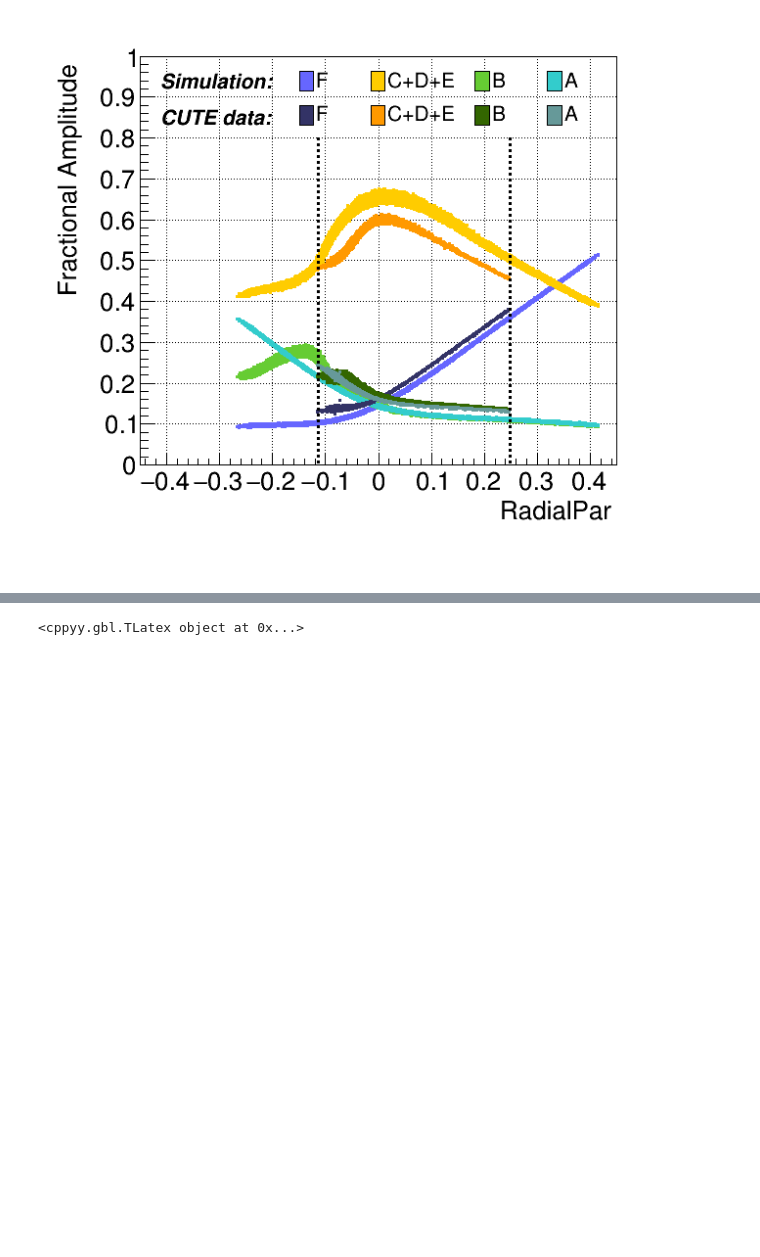
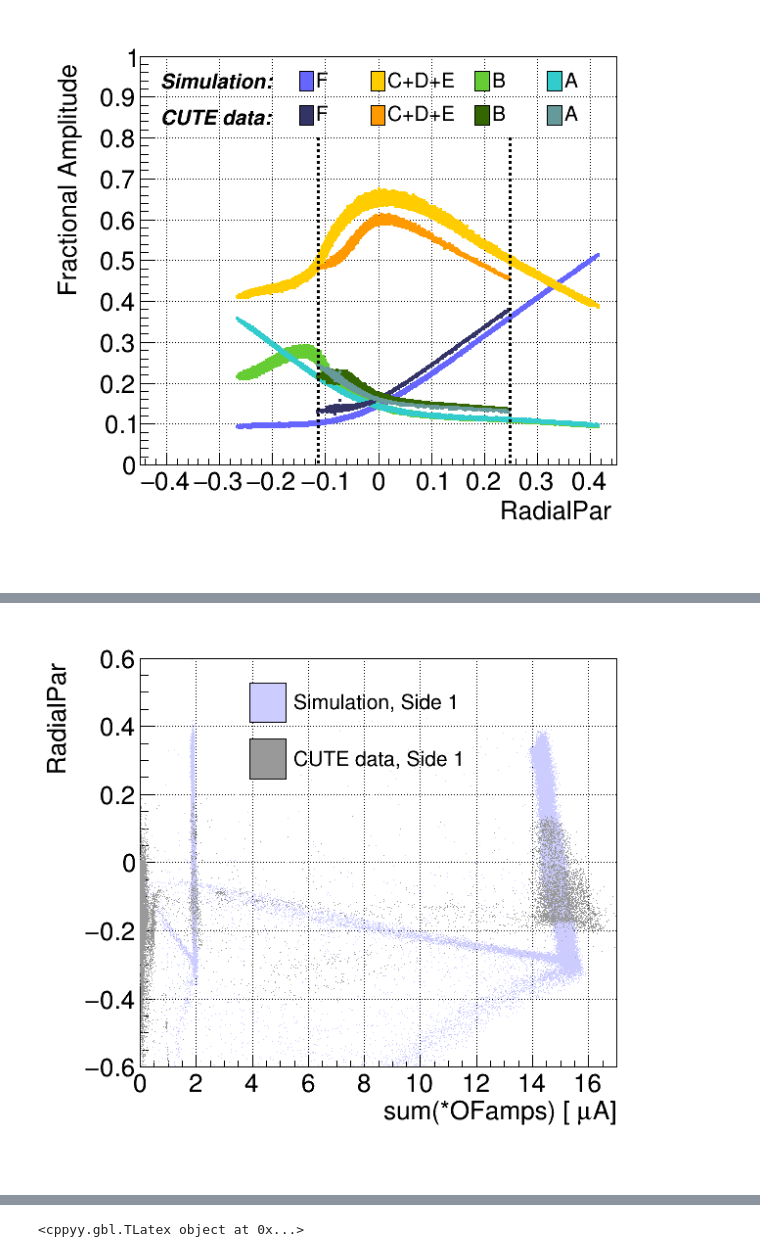
Before and after one commit to perry5334/CDMS, a Jupyter notebook: notebooks/BGM/cRadial_eff.ipynb, the cells around one changed output, grey strips where cells are left out. Saved outputs shown, nothing was run; the diff lists cells and outputs as text; code cells hidden in the pictures; blank space fills up the shorter version.

```diff
--- a/notebooks/BGM/cRadial_eff.ipynb
+++ b/notebooks/BGM/cRadial_eff.ipynb
@@ -59,7 +59,7 @@ DMCevent_K = CDataFrame("G4SimDir/g4dmcEvent", truthfiles_K)
 DMChit_L = CDataFrame("G4SimDir/g4dmcHits", truthfiles_L)
 DMCevent_L = CDataFrame("G4SimDir/g4dmcEvent", truthfiles_L)
 # %%
-config_path = "/scratch/perry/processing/cdmsbats_config/UserSettings/BatRootSettings/analysis/"
+config_path = "/sdf/home/p/perrywar/cdmsbats_config/UserSettings/BatRootSettings/analysis/"
 config_sim = "DMCData.HV100mm_uni_triangle"
 config_data = "configCUTEData.NxM.50VZ1Z30VZ6.V4.0.0"
 relcal_path = {'sim':  config_path+config_sim,
@@ -439,0 +405,25 @@ Warning in <TROOT::Append>: Replacing existing TH1: h (Potential memory leak).
+# %%
+scatter_sim = ROOplot(700, 600, _xlabel="sum(*OFamps) [#muA]", _ylabel="RadialPar", _xlim=True, _xlow=0, _xhigh=17, _ylim=True, _ylow=-0.6, _yhigh=0.6)
+
+sim_PT1 = RQs['sim']['PAS1OFamps'] + RQs['sim']['PBS1OFamps'] + RQs['sim']['PCS1OFamps'] + RQs['sim']['PDS1OFamps'] + RQs['sim']['PES1OFamps'] + RQs['sim']['PFS1OFamps']
+data_PT1 = RQs['data']['PAS1OFamps'] + RQs['data']['PBS1OFamps'] + RQs['data']['PCS1OFamps'] + RQs['data']['PDS1OFamps'] + RQs['data']['PES1OFamps'] + RQs['data']['PFS1OFamps']
+sim_PT2 = RQs['sim']['PAS2OFamps'] + RQs['sim']['PBS2OFamps'] + RQs['sim']['PCS2OFamps'] + RQs['sim']['PDS2OFamps'] + RQs['sim']['PES2OFamps'] + RQs['sim']['PFS2OFamps']
+data_PT2 = RQs['data']['PAS2OFamps'] + RQs['data']['PBS2OFamps'] + RQs['data']['PCS2OFamps'] + RQs['data']['PDS2OFamps'] + RQs['data']['PES2OFamps'] + RQs['data']['PFS2OFamps']
+
+scatter_sim.createScatter(sim_PT1*1e6, RQs['sim']['RadialPar1'], color = ROOT.kBlue-10, label = "Simulation, Side 1")
+#scatter_sim.createScatter(sim_PT2*1e6, RQs['sim']['RadialPar2'], color = ROOT.kBlue+1, label = "Simulation, Side 2")
+scatter_sim.createScatter(data_PT1*1e6, RQs['data']['RadialPar1'], color = ROOT.kGray+1, label = "CUTE data, Side 1")
+#scatter_sim.createScatter(data_PT2*1e6, RQs['data']['RadialPar2'], color = ROOT.kBlack, label = "CUTE data, Side 2")
+scatter_sim.draw("AP", "P ", grid=True)
+
+graphs = scatter_sim.getGraphs()
+
+legend = ROOT.TLegend(0.3, 0.7, 0.6, 0.9)
+legend.SetBorderSize(0)
+legend.SetFillStyle(0)
+legend.SetTextSize(0.04)
+for g, label in graphs:
+    legend.AddEntry(g, label, "f")
+
+legend.Draw()
+# %% [output]
@@ -439,0 +431 @@ Warning in <TROOT::Append>: Replacing existing TH1: h (Potential memory leak).
+[figure, added]
```
Also changed, not shown: parts of 18 cells of this notebook, 2 other files.
